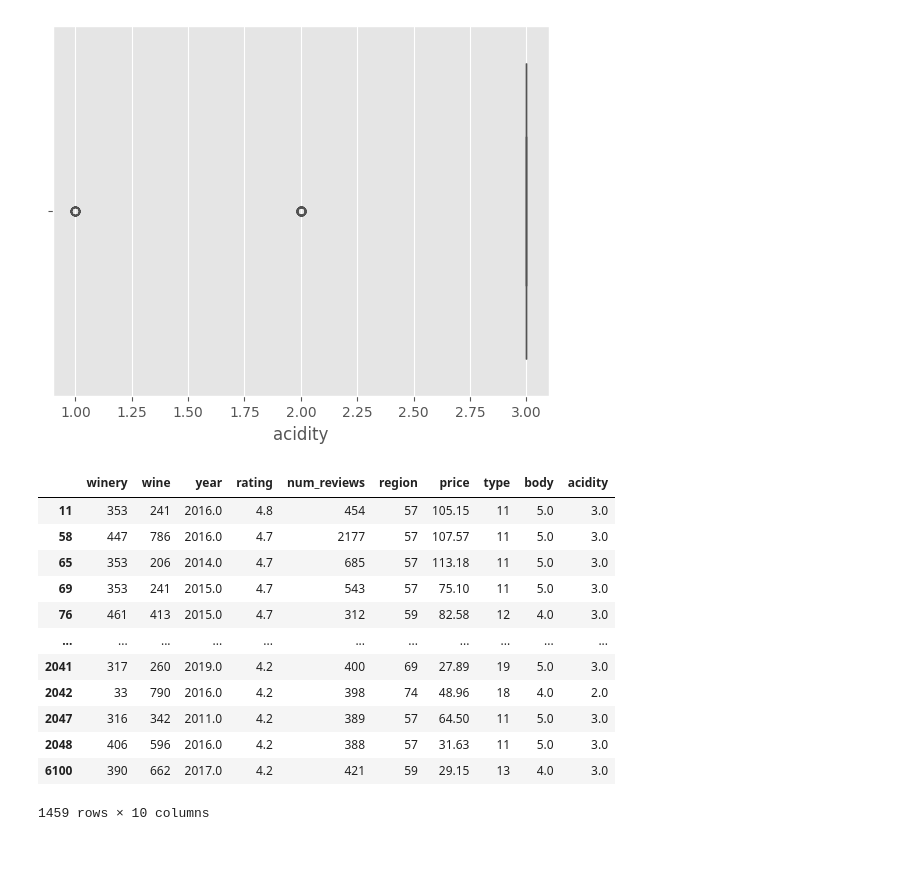
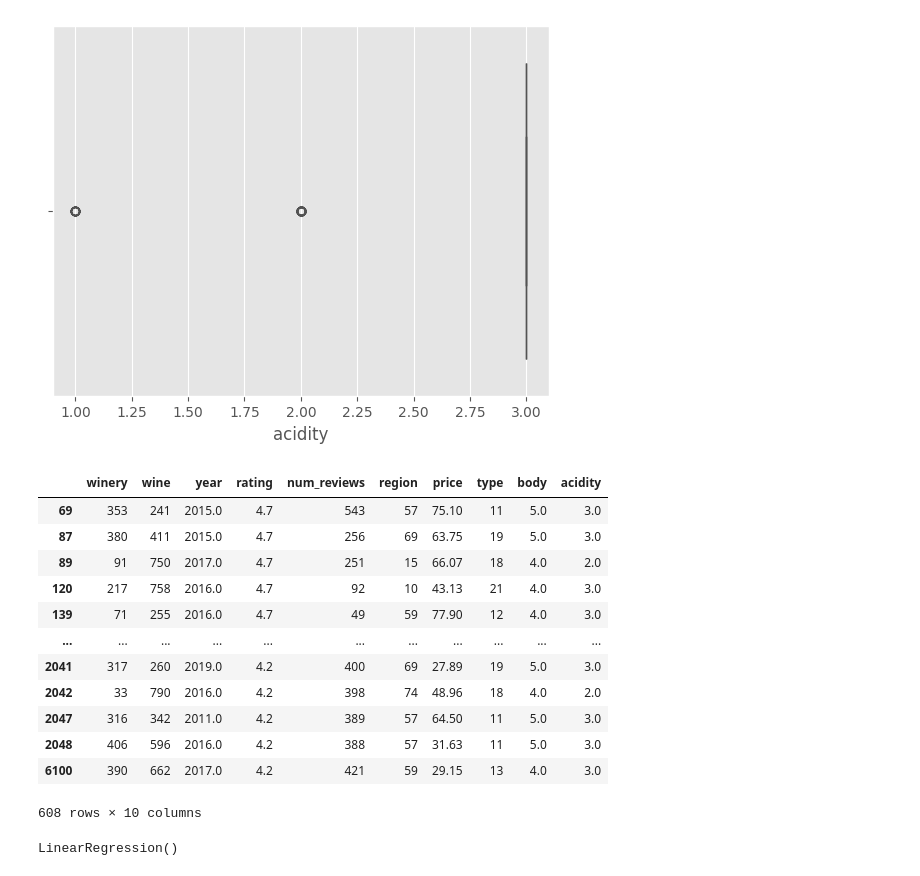
Before and after one commit to iiitl/Regression-25, a Jupyter notebook: simple_Regression.ipynb, the cells around one changed output. Cells and saved outputs as stored; diff of their text form; code cells hidden in the pictures.

Commit message:
Linear Regression Model

```diff
--- a/Outliers remove.ipynb
+++ b/simple_Regression.ipynb
@@ -136,18 +136,19 @@ for i in df.select_dtypes(include=['int64','float64']).columns:
 [figure]
 # %%
 df = df[(df["price"] < df["price"].quantile(0.95)) & (df["price"]>df["price"].quantile(0.05))]
+df = df[(df["num_reviews"] < df["num_reviews"].quantile(0.95)) & (df["num_reviews"]>df["num_reviews"].quantile(0.05))]
 df
 # %% [output]
 |  | winery | wine | year | rating | num_reviews | region | price | type | body | acidity |
-| 11 | 353 | 241 | 2016.0 | 4.8 | 454 | 57 | 105.15 | 11 | 5.0 | 3.0 |
-| 58 | 447 | 786 | 2016.0 | 4.7 | 2177 | 57 | 107.57 | 11 | 5.0 | 3.0 |
-| 65 | 353 | 206 | 2014.0 | 4.7 | 685 | 57 | 113.18 | 11 | 5.0 | 3.0 |
 | 69 | 353 | 241 | 2015.0 | 4.7 | 543 | 57 | 75.10 | 11 | 5.0 | 3.0 |
-| 76 | 461 | 413 | 2015.0 | 4.7 | 312 | 59 | 82.58 | 12 | 4.0 | 3.0 |
+| 87 | 380 | 411 | 2015.0 | 4.7 | 256 | 69 | 63.75 | 19 | 5.0 | 3.0 |
+| 89 | 91 | 750 | 2017.0 | 4.7 | 251 | 15 | 66.07 | 18 | 4.0 | 2.0 |
+| 120 | 217 | 758 | 2016.0 | 4.7 | 92 | 10 | 43.13 | 21 | 4.0 | 3.0 |
+| 139 | 71 | 255 | 2016.0 | 4.7 | 49 | 59 | 77.90 | 12 | 4.0 | 3.0 |
 | ... | ... | ... | ... | ... | ... | ... | ... | ... | ... | ... |
 | 2041 | 317 | 260 | 2019.0 | 4.2 | 400 | 69 | 27.89 | 19 | 5.0 | 3.0 |
 | 2042 | 33 | 790 | 2016.0 | 4.2 | 398 | 74 | 48.96 | 18 | 4.0 | 2.0 |
 | 2047 | 316 | 342 | 2011.0 | 4.2 | 389 | 57 | 64.50 | 11 | 5.0 | 3.0 |
 | 2048 | 406 | 596 | 2016.0 | 4.2 | 388 | 57 | 31.63 | 11 | 5.0 | 3.0 |
 | 6100 | 390 | 662 | 2017.0 | 4.2 | 421 | 59 | 29.15 | 13 | 4.0 | 3.0 |
-1459 rows × 10 columns
+608 rows × 10 columns
@@ -153,0 +166,4 @@ df
+# %%
+le.fit(X_train,y_train)
+# %% [output]
+LinearRegression()
```
Also changed, not shown: parts of 4 cells of this notebook.
